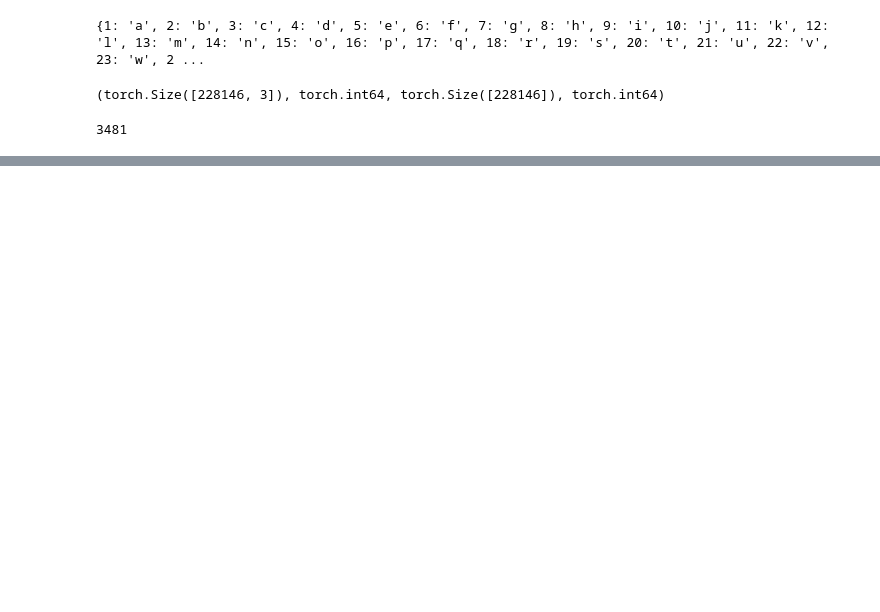
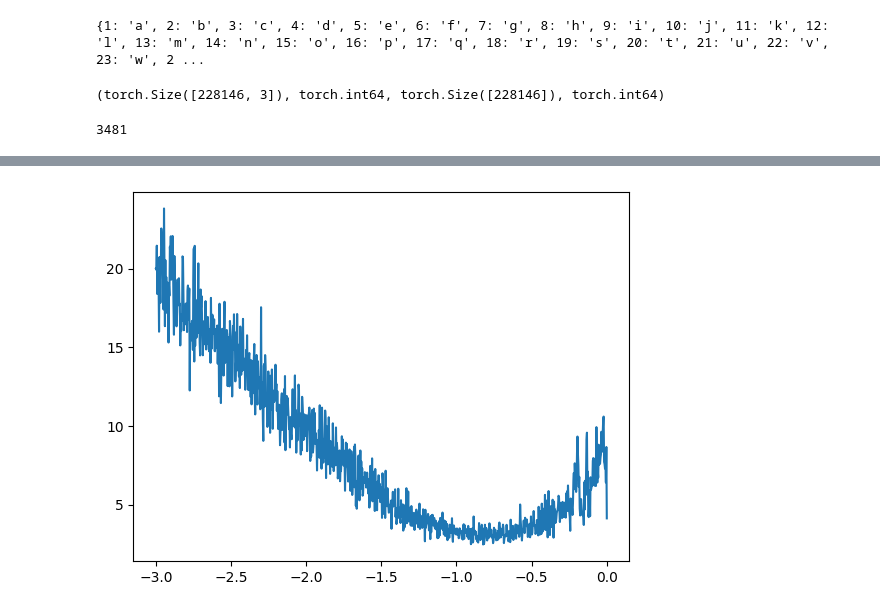
Before and after one commit to lsoica/appzo.id, a Jupyter notebook: neural-networks-zero-to-hero/makemore/makemore-mlp.ipynb, the cells around one changed output, grey strips where cells are left out. Drawn from its saved outputs; the diff is of its cells as text; code cells hidden in the pictures; blank space fills up the shorter version.

```diff
--- a/neural-networks-zero-to-hero/makemore/makemore-mlp.ipynb
+++ b/neural-networks-zero-to-hero/makemore/makemore-mlp.ipynb
@@ -99,0 +79,4 @@ tensor([206255,  45550, 203592, 103875,  86324,  96803,  20402,  18070,  32394,
+# %%
+plt.plot(lri, lossi);
+# %% [output]
+[figure, added]
```
Also changed, not shown: parts of 3 cells of this notebook, 3 other files.
